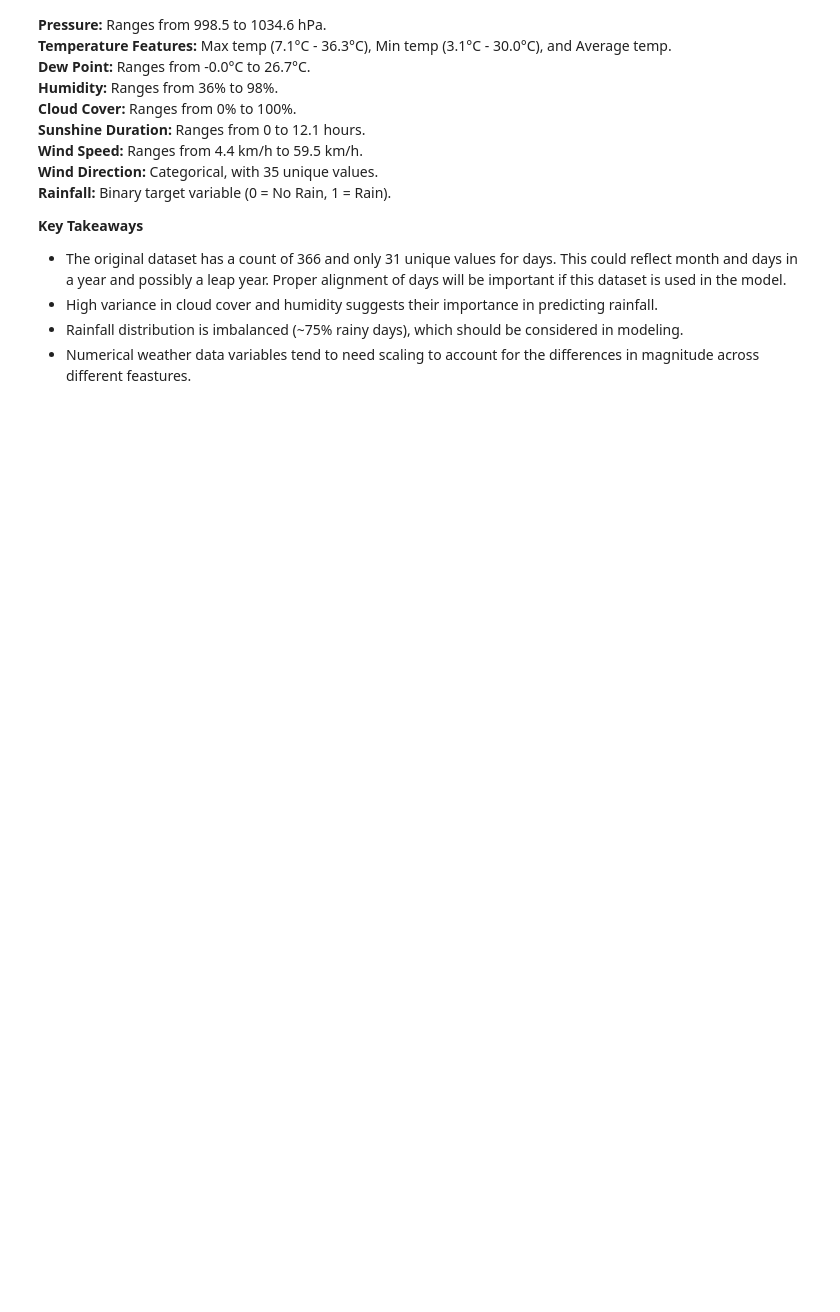
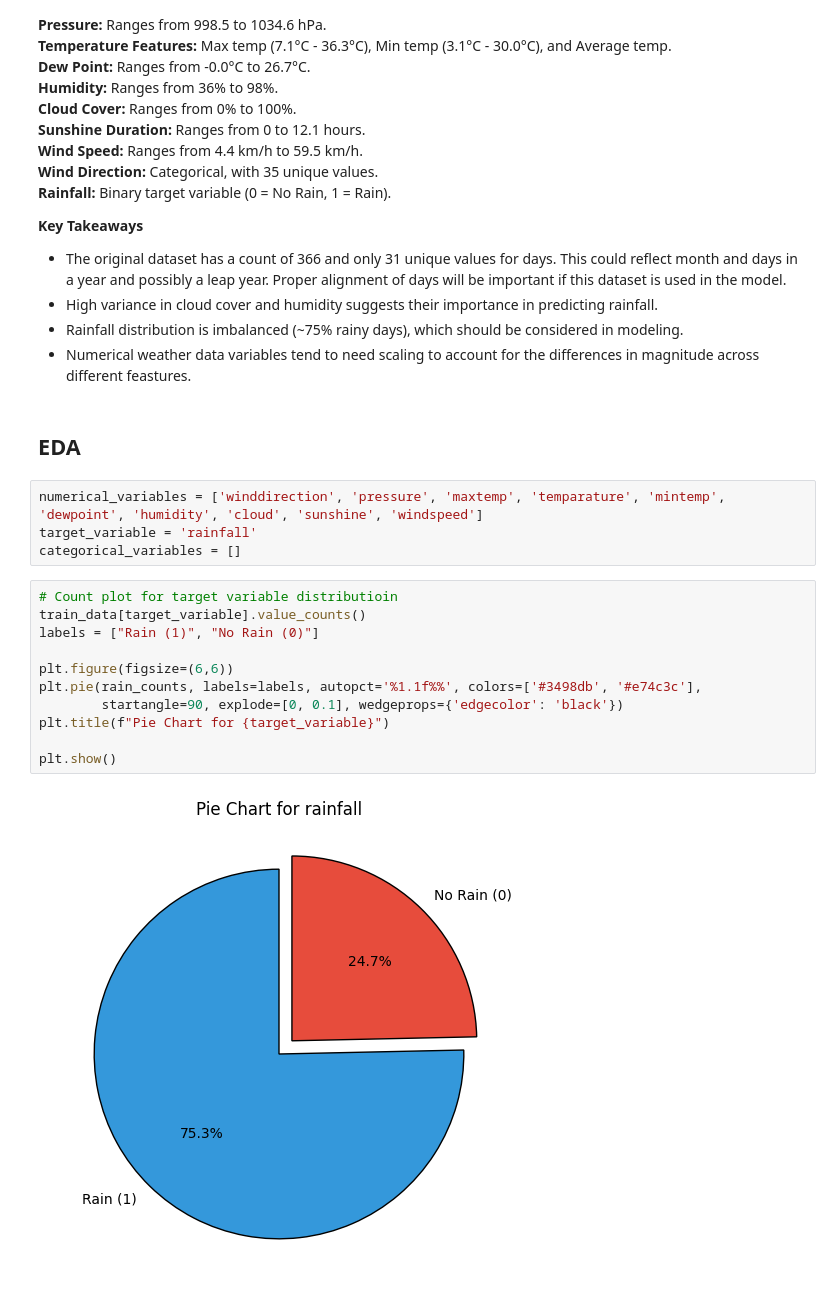
Before and after one commit to ChristopherIanPeck/kaggle-playground-series-s5, a Jupyter notebook: binary-prediction-challenge.ipynb, the cells around one changed output. Cells and saved outputs as stored; diff of their text form; blank space fills up the shorter version.

```diff
--- a/binary-prediction-challenge.ipynb
+++ b/binary-prediction-challenge.ipynb
@@ -227,3 +229,22 @@ Two missing values in the winddirection and windspeen features in the original d
 - High variance in cloud cover and humidity suggests their importance in predicting rainfall.
 - Rainfall distribution is imbalanced (~75% rainy days), which should be considered in modeling.
 - Numerical weather data variables tend to need scaling to account for the differences in magnitude across different feastures.
+# %% [markdown]
+## **EDA**
+# %%
+numerical_variables = ['winddirection', 'pressure', 'maxtemp', 'temparature', 'mintemp', 'dewpoint', 'humidity', 'cloud', 'sunshine', 'windspeed']
+target_variable = 'rainfall'
+categorical_variables = []
+# %%
+# Count plot for target variable distributioin
+train_data[target_variable].value_counts()
+labels = ["Rain (1)", "No Rain (0)"]
+
+plt.figure(figsize=(6,6))
+plt.pie(rain_counts, labels=labels, autopct='%1.1f%%', colors=['#3498db', '#e74c3c'],
+        startangle=90, explode=[0, 0.1], wedgeprops={'edgecolor': 'black'})
+plt.title(f"Pie Chart for {target_variable}")
+
+plt.show()
+# %% [output]
+[figure, added]
```
Also changed, not shown: parts of 4 cells of this notebook.
